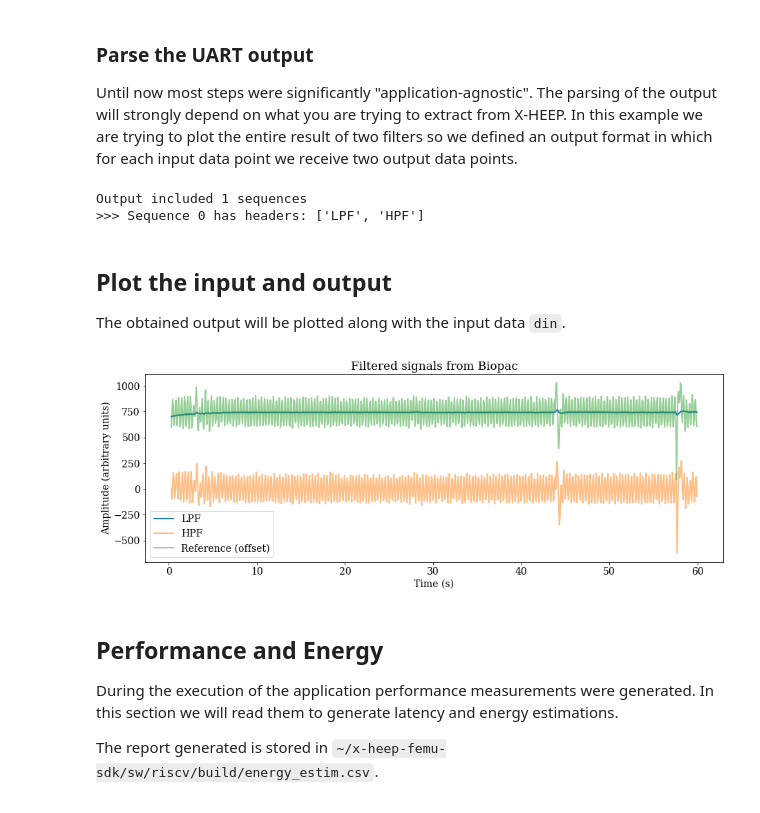
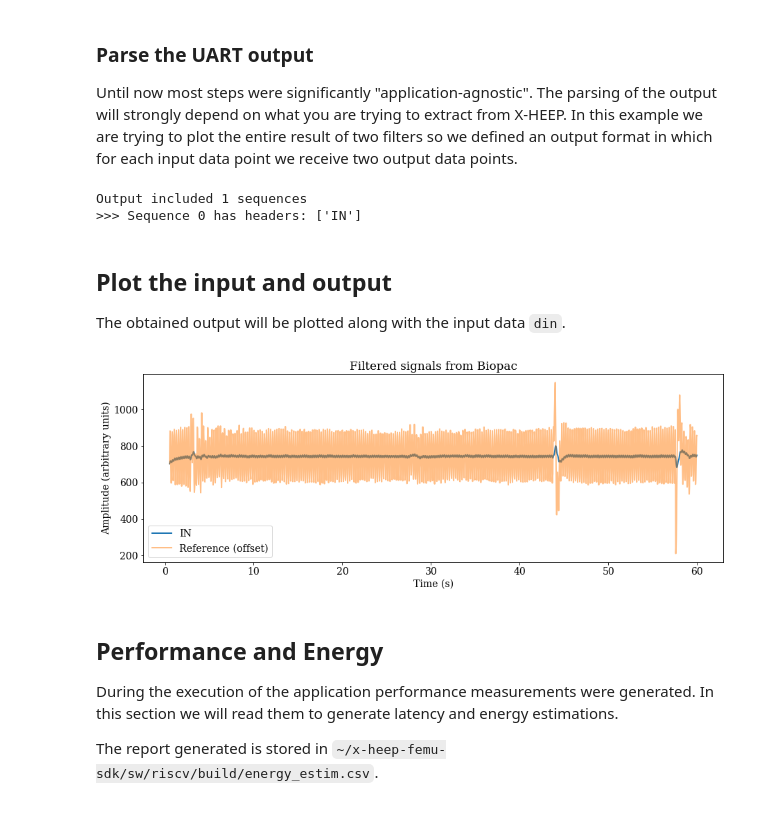
Before and after one commit to esl-epfl/x-heep-femu-sdk, a Jupyter notebook: sw/arm/jupyter_notebooks/adc-emu/adc-emu.ipynb, the cells around one changed output. Cells and saved outputs as stored; diff of their text form; code cells hidden in the pictures.

```diff
--- a/sw/arm/jupyter_notebooks/adc-emu/adc-emu.ipynb
+++ b/sw/arm/jupyter_notebooks/adc-emu/adc-emu.ipynb
@@ -52,16 +52,17 @@ PATH_OUT        = 'out/'
 EXTENSION_IN    = '.txt'
 EXTENSION_OUT   = '.pkl'
 # %%
+# The file to be converted.
+# It should contain a single data point per line and nothing else.
+# No header information.
+FILENAME = 'Biopac'
+TIME_s  = 60
 # Skip the process of reading the file and generating the timeseries variable (.pkl).
 # This process takes several seconds and might be preferable to skip it if no changes were made to the original signal.
 SKIP_PKL_GEN = 1
 
-if not SKIP_PKL_GEN:
-    # The file to be converted.
-    # It should contain a single data point per line and nothing else.
-    # No header information.
-    FILENAME = 'Biopac'
-    TIME_s  = 60
+if SKIP_PKL_GEN: print("⏩ Skipped signal generation")
+else:
 
     # Open the file and read the values
     y = []
@@ -84,3 +85,6 @@ if not SKIP_PKL_GEN:
     signal.f_Hz = f_Hz
     # Dump the timeseries variable into a .pkl file
     signal.dump( path = NB_PATH + PATH_OUT, name = FILENAME)
+
+    print(f"Signal frequency: {signal.f_Hz} Hz")
+    print(f"Signal length: {s_n} samples ({TIME_s} seconds)")
@@ -92,7 +98,7 @@ The `.pkl` variable can be read and use as input signal to the `virtual ADC`. Th
 import numpy as np
 from timeseries import Timeseries
 
-INPUT_DATA_LENGTH           = 800
+INPUT_DATA_LENGTH           = 2000
 
 # Load the data as a timeseries
 din = Timeseries.load(NB_PATH + PATH_OUT + FILENAME + EXTENSION_OUT)
@@ -101,7 +107,8 @@ din = Timeseries.load(NB_PATH + PATH_OUT + FILENAME + EXTENSION_OUT)
 din.data  += abs(min(din.data))
 
 # To abide by the memory constraint, downsample the signal
-downsample = int(len(din.data)/INPUT_DATA_LENGTH)
+inital_samples = len(din.data)
+downsample = int(inital_samples/INPUT_DATA_LENGTH)
 din.data = din.data[INPUT_DATA_LENGTH::downsample]
 din.time = din.time[INPUT_DATA_LENGTH::downsample]
 
@@ -109,5 +116,5 @@ din.time = din.time[INPUT_DATA_LENGTH::downsample]
 din.export_bin(path=APP_PATH, name=ADC_BIN_NAME)
 
 INPUT_DATA_LENGTH = len(din.data)
-print(f"Sent {INPUT_DATA_LENGTH} words as input")
+print(f"Sent {INPUT_DATA_LENGTH} of {inital_samples} words as input")
 # %% [output]
@@ -132,8 +138,6 @@ During the exeuction the UART output will be printed live.
 # Skip compiling if all you want to do is run the application
 # Note that the compilation is affected by the parameters written to the definitions.h file
 SKIP_COMPILE    = 0
-# Skip the ADC memory generation
-SKIP_ADC_MEM    = 0
 # Wether to see the X-HEEP UART output live.
 VERBOSE         = 0
 # Enable the printfs inside X-HEEP application.
@@ -158,13 +162,12 @@ xh.add_definition       (defs, "OUTPUT_END_SEQ",    OUTPUT_END_SEQ)
 xh.close_definitions    (defs)
 
 # Compile the application
-if SKIP_COMPILE or xh.compile_app("adc-emu"):
+if SKIP_COMPILE: print("⏩ Skipped compilation")
+else:
+    xh.compile_app("adc-emu")
 
-    if not SKIP_ADC_MEM:
-        # Write the ADC data to the virtual ADC
-        adc = xh.init_adc_mem()             # Init the ADC memory
-        xh.reset_adc_mem(adc)               # Reset the ADC memory
-        xh.write_adc_mem(adc)               # Write the ADC memory
+    data_file_name = APP_PATH + ADC_BIN_NAME + ".bin"
+    ddr_thread, ddr_sf = xh.virtual_adc_thread_start(data_file_name)
 
     perf_cnt = xh.init_perf_cnt()           # Init the performance counters
     xh.reset_perf_cnt(perf_cnt)             # Reset the performance counters
@@ -173,8 +176,7 @@ if SKIP_COMPILE or xh.compile_app("adc-emu"):
     out, _ = xh.run_app(verbose = VERBOSE) # Run the application (disregarding the error output)
 
     xh.stop_perf_cnt(perf_cnt)              # Stop the performance counters
-
-    del adc                                 # Free the resources used by the virtual ADC
+    xh.thread_stop(ddr_thread, ddr_sf)      # Stop the ddr circular buffer controller
 # %% [output]
 ✅ Compile SUCCESS
 ✅ Return SUCCESS
@@ -235,7 +237,7 @@ for s in range(len(raw_series)):
     print(f">>> Sequence {s} has headers: {[ h.name for h in raw_series[s] ]}")
 # %% [output]
 Output included 1 sequences
->>> Sequence 0 has headers: ['LPF', 'HPF']
+>>> Sequence 0 has headers: ['IN']
 # %% [markdown]
 ## Plot the input and output
 
@@ -248,45 +250,43 @@ import copy
 series = copy.deepcopy(raw_series)
 # Add to the sequence some reference signal
 ts = Timeseries("Reference")
-ts.data = din.data[1:]
+ts.data = din.data
 ts.name += " (offset)"
-ts.time = din.time[1:]
+ts.time = din.time
 series[0].append(ts)
 
 # Add some time information based on knowledge of what was input and the expected output
 series[0][0].time = ts.time
 series[0][1].time = ts.time
-
-series[0][0].data = series[0][0].data
 
 # Generate subplot to show the results
 plts = len(series)
 plt_height = 5
 
 plt.rcParams["font.family"] = "serif"
 plt.rcParams["font.size"] = 14
 FIG_HEIGHT = 4
 fig, axs = plt.subplots(ncols=plts, figsize=(3*plt_height*plts, plt_height))
 
 # Plot configurations
 a = [1,0.5,0.5] # Alpha (opacity)
 
 # Plot the desired signals
 for p in range(plts):
     for s in range(len(series[p])):
         ax = axs if len(series) == 1 else axs[p]
         if len(series[p][s].time) > 0:
             ax.plot(series[p][s].time, series[p][s].data,
                     alpha = a[s], linewidth=2)
         else:
             ax.plot(series[p][s].data,
                     alpha = a[s])
     ax.legend([seq.name for seq in series[p]], loc='lower left')
     ax.set_xlabel("Time (s)")
     ax.set_ylabel("Amplitude (arbitrary units)")
     ax.set_title(f"Filtered signals from {FILENAME}")
 # %% [output]
-[figure, old version]
+[figure, new version]
 # %% [markdown]
 ## Performance and Energy
 
```
Also changed, not shown: parts of 4 cells of this notebook, 6 other files.
